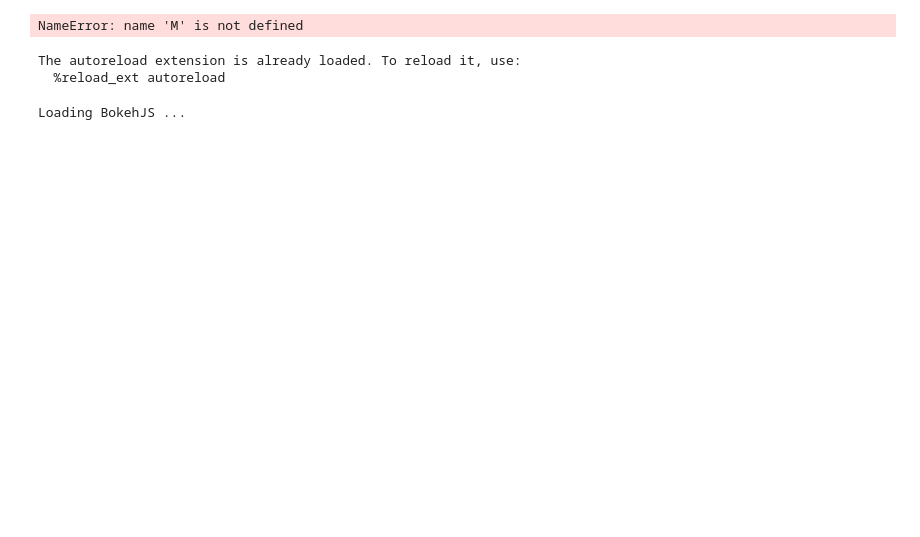
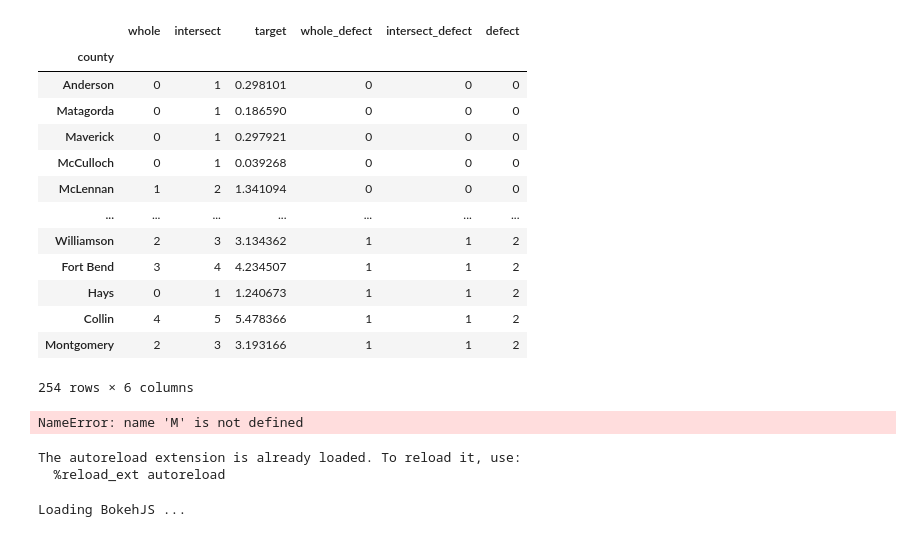
Before and after one commit to Tarleton-Math/MathVGerrmandering_CMAT_2021, a Jupyter notebook: redistricter.ipynb, the cells around one changed output. Cells and saved outputs as stored; diff of their text form; code cells hidden in the pictures; blank space fills up the shorter version.

```diff
--- a/redistricter.ipynb
+++ b/redistricter.ipynb
@@ -46,3 +45,36 @@ M.get_splits()
+# %%
+self = M
+df = self.nodes_df[['county', self.district_type, self.seats_col]].drop_duplicates()
+
+df = df.groupby(['county', self.district_type])[self.seats_col].sum().reset_index()
+df['whole'] = df.groupby(self.district_type)['county'].transform('count') <= 1
+df = df.groupby('county').agg(whole=('whole', 'sum'), intersect=('whole', 'count'), target=('seats_sldl', 'sum'))
+df['whole_defect'] = (np.floor(df['target']) - df['whole']).abs().astype(int)
+df['intersect_defect'] = (np.ceil(df['target']) - df['intersect']).abs().astype(int)
+df['defect'] = df['whole_defect'] + df['intersect_defect']
+
+# [['seats_sldl','whole']].sum()
+
+
+# df['whole_districts'] = df.groupby('county')['whole'].transform('sum')
+df
+df.sort_values('defect')
+# df
+# %% [output]
+|  | whole | intersect | target | whole_defect | intersect_defect | defect |
+| county |  |  |  |  |  |  |
+| Anderson | 0 | 1 | 0.298101 | 0 | 0 | 0 |
+| Matagorda | 0 | 1 | 0.186590 | 0 | 0 | 0 |
+| Maverick | 0 | 1 | 0.297921 | 0 | 0 | 0 |
+| McCulloch | 0 | 1 | 0.039268 | 0 | 0 | 0 |
+| McLennan | 1 | 2 | 1.341094 | 0 | 0 | 0 |
+| ... | ... | ... | ... | ... | ... | ... |
+| Williamson | 2 | 3 | 3.134362 | 1 | 1 | 2 |
+| Fort Bend | 3 | 4 | 4.234507 | 1 | 1 | 2 |
+| Hays | 0 | 1 | 1.240673 | 1 | 1 | 2 |
+| Collin | 4 | 5 | 5.478366 | 1 | 1 | 2 |
+| Montgomery | 2 | 3 | 3.193166 | 1 | 1 | 2 |
+254 rows × 6 columns
 # %%
 M.results_bq
 # %% [output]
```
Also changed, not shown: parts of 2 cells of this notebook, 3 other files.
